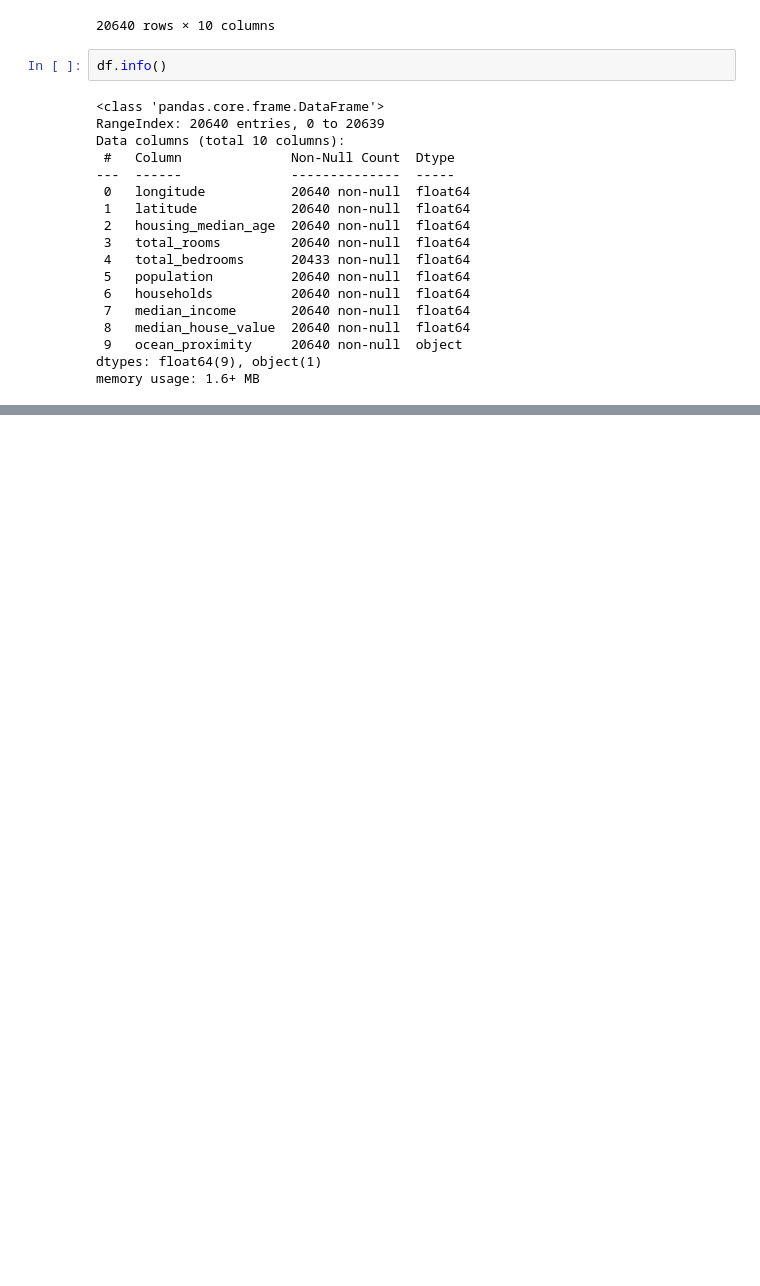
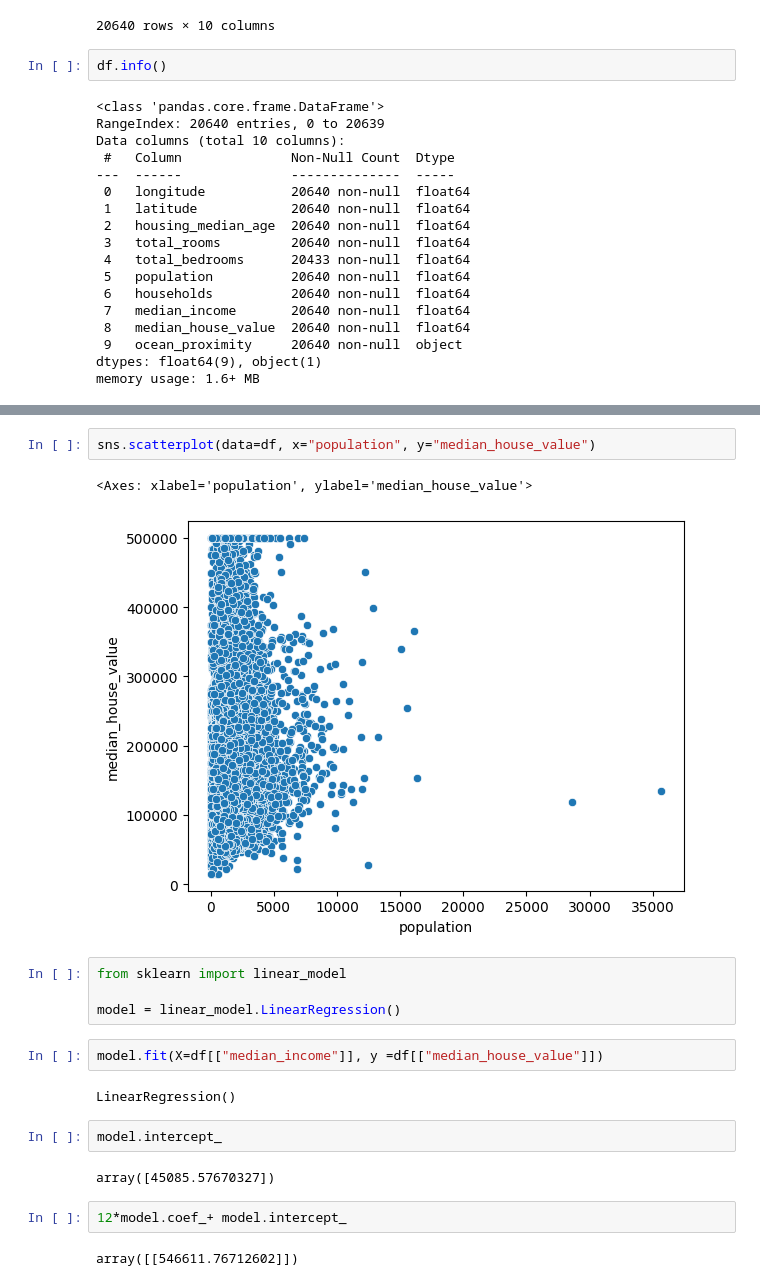
Before and after one commit to jshijin/CSCN8010-labs, a Jupyter notebook: house_price_predictor.ipynb, the cells around one changed output, grey strips where cells are left out. Saved outputs shown, nothing was run; the diff lists cells and outputs as text; blank space fills up the shorter version.

Commit message:
Add regression

```diff
--- a/house_price_predictor.ipynb
+++ b/house_price_predictor.ipynb
@@ -59,0 +59,21 @@ sns.scatterplot(data=df, x="population", y="median_income")
+# %%
+sns.scatterplot(data=df, x="population", y="median_house_value")
+# %% [output]
+<Axes: xlabel='population', ylabel='median_house_value'>
+[figure, added]
+# %%
+from sklearn import linear_model
+
+model = linear_model.LinearRegression()
+# %%
+model.fit(X=df[["median_income"]], y =df[["median_house_value"]])
+# %% [output]
+LinearRegression()
+# %%
+model.intercept_
+# %% [output]
+array([45085.57670327])
+# %%
+12*model.coef_+ model.intercept_
+# %% [output]
+array([[546611.76712602]])
```
Also changed, not shown: parts of 6 cells of this notebook.
